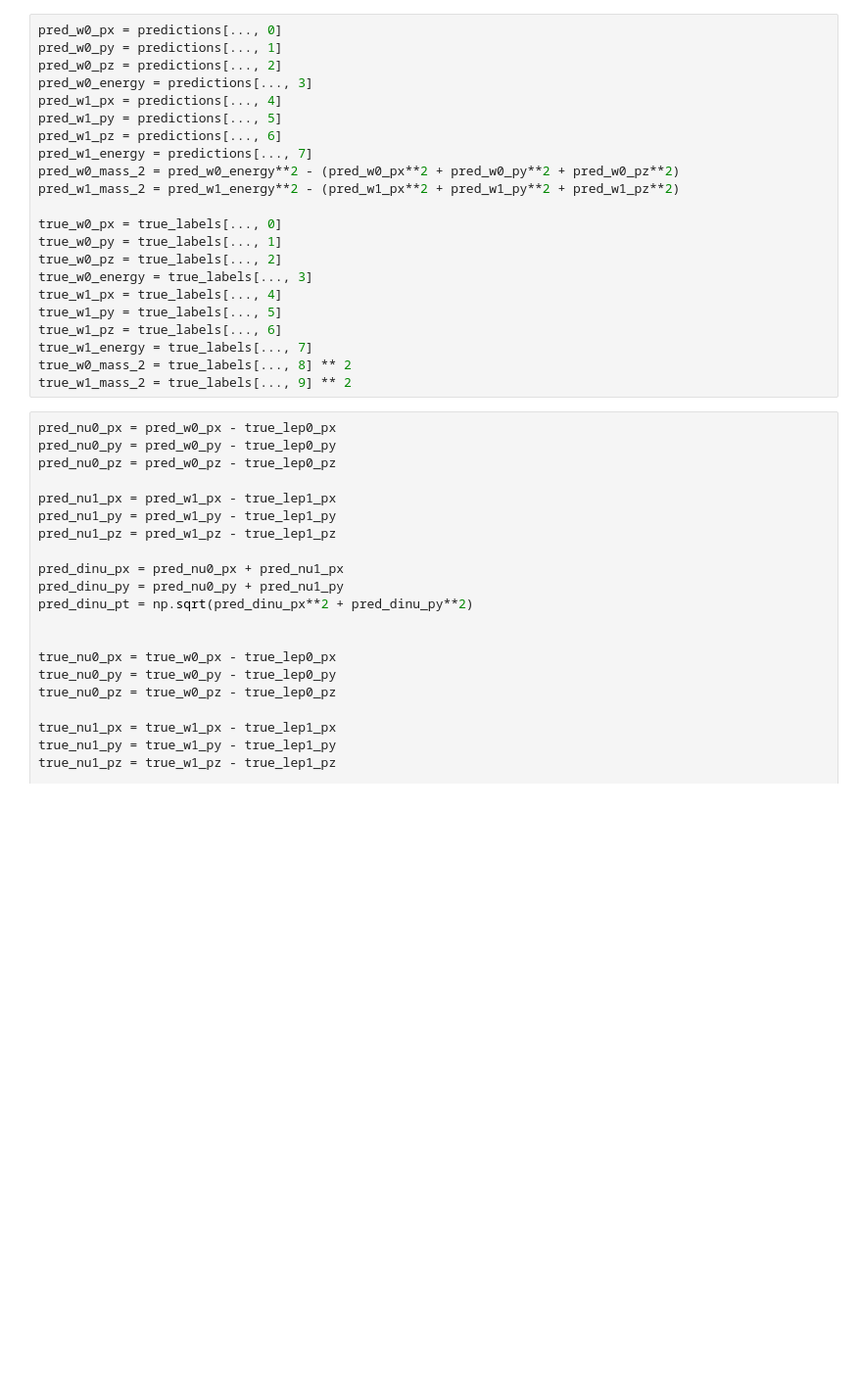
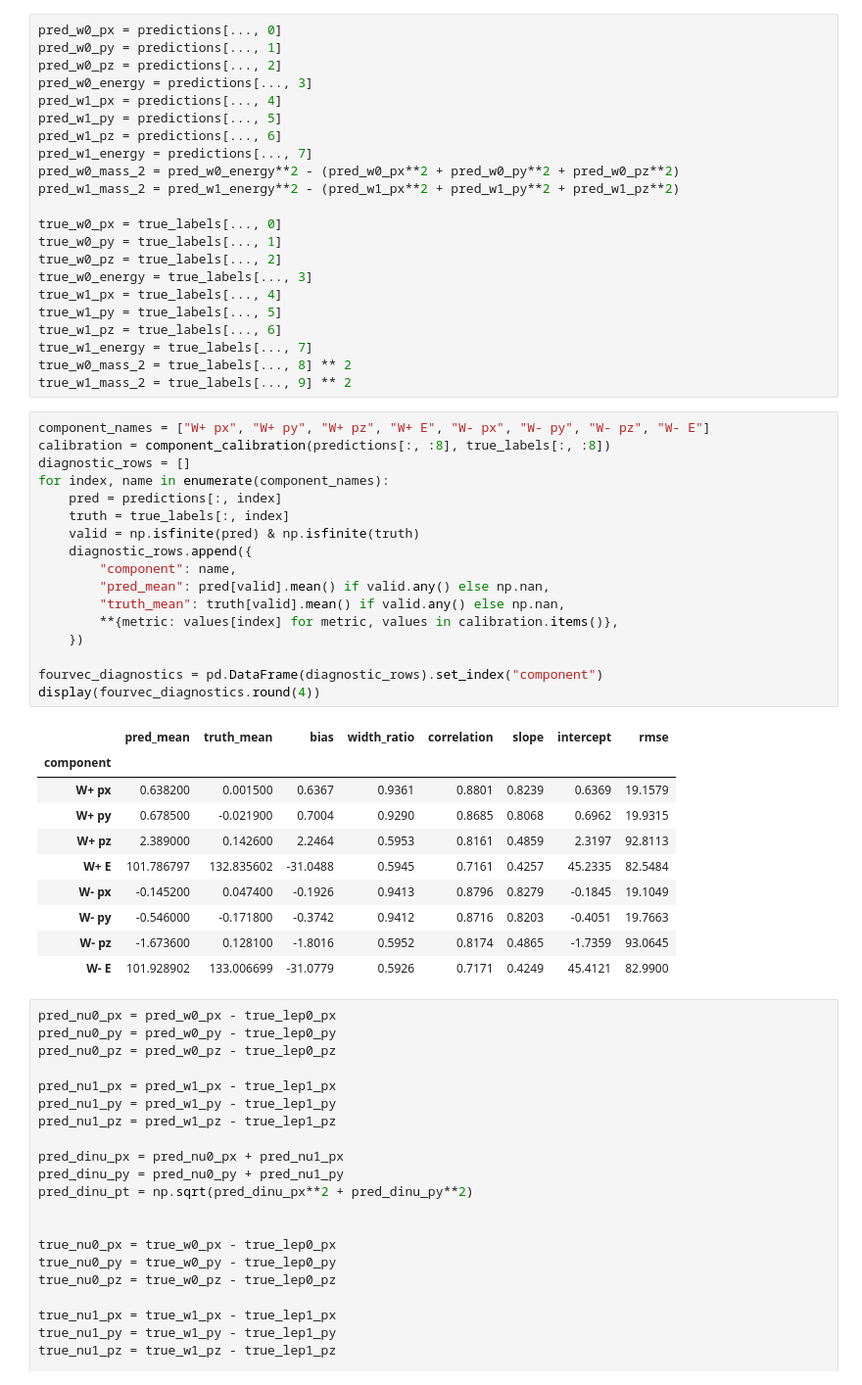
Before and after one commit to yygarypeng/ww-pcres, a Jupyter notebook: notebooks/visualize.ipynb, the cells around one changed output. Shown at 98% size. Saved outputs shown, nothing was run; the diff lists cells and outputs as text; blank space fills up the shorter version.

Commit message:
Improve reconstruction training and diagnostics

```diff
--- a/notebooks/visualize.ipynb
+++ b/notebooks/visualize.ipynb
@@ -138,6 +164,34 @@ true_w1_pz = true_labels[..., 6]
 true_w1_energy = true_labels[..., 7]
 true_w0_mass_2 = true_labels[..., 8] ** 2
 true_w1_mass_2 = true_labels[..., 9] ** 2
+# %%
+component_names = ["W+ px", "W+ py", "W+ pz", "W+ E", "W- px", "W- py", "W- pz", "W- E"]
+calibration = component_calibration(predictions[:, :8], true_labels[:, :8])
+diagnostic_rows = []
+for index, name in enumerate(component_names):
+    pred = predictions[:, index]
+    truth = true_labels[:, index]
+    valid = np.isfinite(pred) & np.isfinite(truth)
+    diagnostic_rows.append({
+        "component": name,
+        "pred_mean": pred[valid].mean() if valid.any() else np.nan,
+        "truth_mean": truth[valid].mean() if valid.any() else np.nan,
+        **{metric: values[index] for metric, values in calibration.items()},
+    })
+
+fourvec_diagnostics = pd.DataFrame(diagnostic_rows).set_index("component")
+display(fourvec_diagnostics.round(4))
+# %% [output]
+|  | pred_mean | truth_mean | bias | width_ratio | correlation | slope | intercept | rmse |
+| component |  |  |  |  |  |  |  |  |
+| W+ px | 0.638200 | 0.001500 | 0.6367 | 0.9361 | 0.8801 | 0.8239 | 0.6369 | 19.1579 |
+| W+ py | 0.678500 | -0.021900 | 0.7004 | 0.9290 | 0.8685 | 0.8068 | 0.6962 | 19.9315 |
+| W+ pz | 2.389000 | 0.142600 | 2.2464 | 0.5953 | 0.8161 | 0.4859 | 2.3197 | 92.8113 |
+| W+ E | 101.786797 | 132.835602 | -31.0488 | 0.5945 | 0.7161 | 0.4257 | 45.2335 | 82.5484 |
+| W- px | -0.145200 | 0.047400 | -0.1926 | 0.9413 | 0.8796 | 0.8279 | -0.1845 | 19.1049 |
+| W- py | -0.546000 | -0.171800 | -0.3742 | 0.9412 | 0.8716 | 0.8203 | -0.4051 | 19.7663 |
+| W- pz | -1.673600 | 0.128100 | -1.8016 | 0.5952 | 0.8174 | 0.4865 | -1.7359 | 93.0645 |
+| W- E | 101.928902 | 133.006699 | -31.0779 | 0.5926 | 0.7171 | 0.4249 | 45.4121 | 82.9900 |
 # %%
 pred_nu0_px = pred_w0_px - true_lep0_px
 pred_nu0_py = pred_w0_py - true_lep0_py
```
Also changed, not shown: parts of 23 cells of this notebook, 16 other files.
